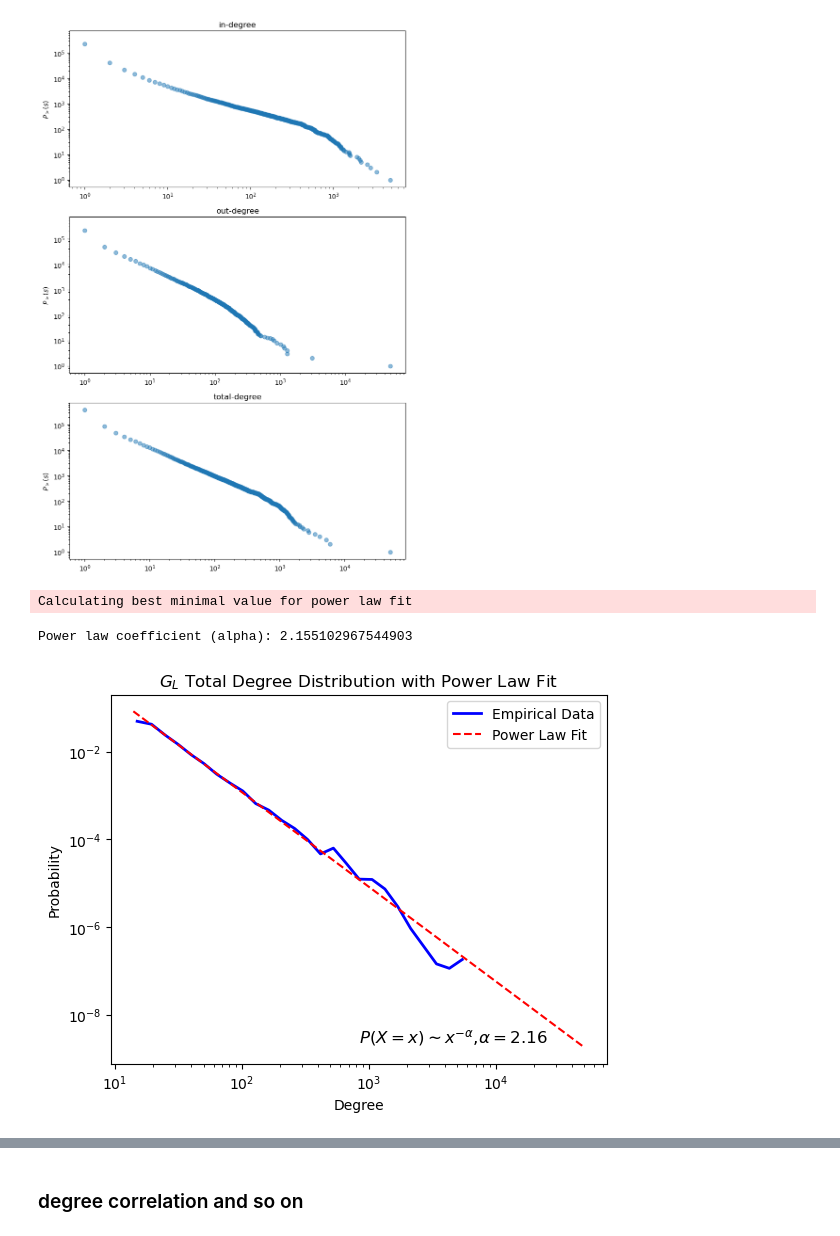
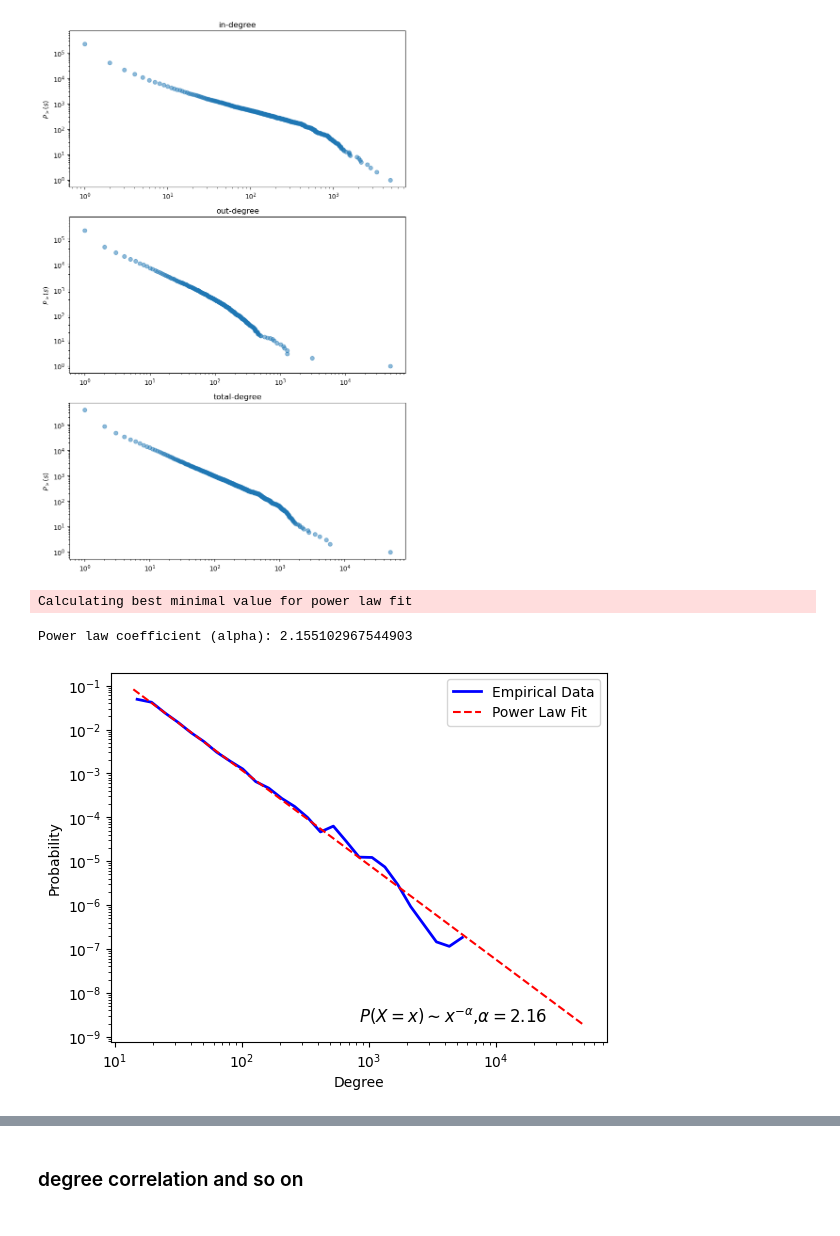
Before and after one commit to TheAllUnknown/BankTransactionNet, a Jupyter notebook: explore_libra.ipynb, the cells around one changed output, grey strips where cells are left out. Saved outputs shown, nothing was run; the diff lists cells and outputs as text; code cells hidden in the pictures.

```diff
--- a/explore_libra.ipynb
+++ b/explore_libra.ipynb
@@ -157,30 +124,30 @@ utils.degree_scatter(libra_G,type_list=['in','out','total'],log=True, alpha=0.5)
 # %%
 import powerlaw
 total_degrees = [d for n, d in libra_G.degree()]
 
 # Fit the degree distribution to a power law
 fit = powerlaw.Fit(total_degrees,cumulative=True)
 
 # Extract the power law coefficient (alpha)
 alpha = fit.power_law.alpha
 print(f"Power law coefficient (alpha): {alpha}")
 
 # Plot the degree distribution and the fitted power law
 fig = fit.plot_pdf(color='b', linewidth=2)
 fit.power_law.plot_pdf(color='r', linestyle='--', ax=fig)
 
 text_str = f'$P(X = x) \sim x^{{-\\alpha}}$,$\\alpha = {alpha:.2f}$'
 plt.text(0.5, 0.1, text_str, transform=plt.gca().transAxes, fontsize=12, verticalalignment='top')
 
 plt.xlabel('Degree')
 plt.ylabel('Probability')
-plt.title(r'$G_{L}$ Total Degree Distribution with Power Law Fit')
+# plt.title(r'$G_{L}$ Total Degree Distribution with Power Law Fit')
 plt.legend(['Empirical Data', 'Power Law Fit'])
-plt.show()
+plt.savefig('images/libra_pow.jpg',dpi=300)
 # %% [output]
 Calculating best minimal value for power law fit
 Power law coefficient (alpha): 2.155102967544903
-[figure, old version]
+[figure, new version]
 # %%
 wcc_sizes = [len(c) for c in nx.weakly_connected_components(libra_G)]
 
```
Also changed, not shown: parts of 14 cells of this notebook, 24 other files.
